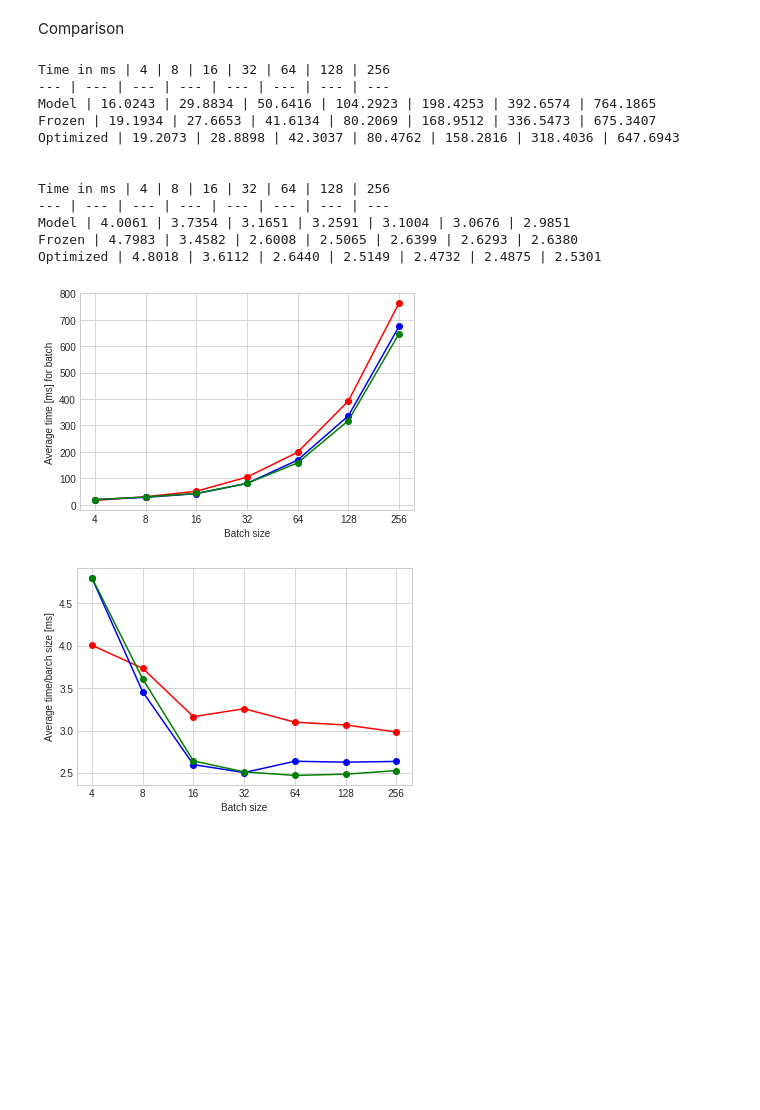
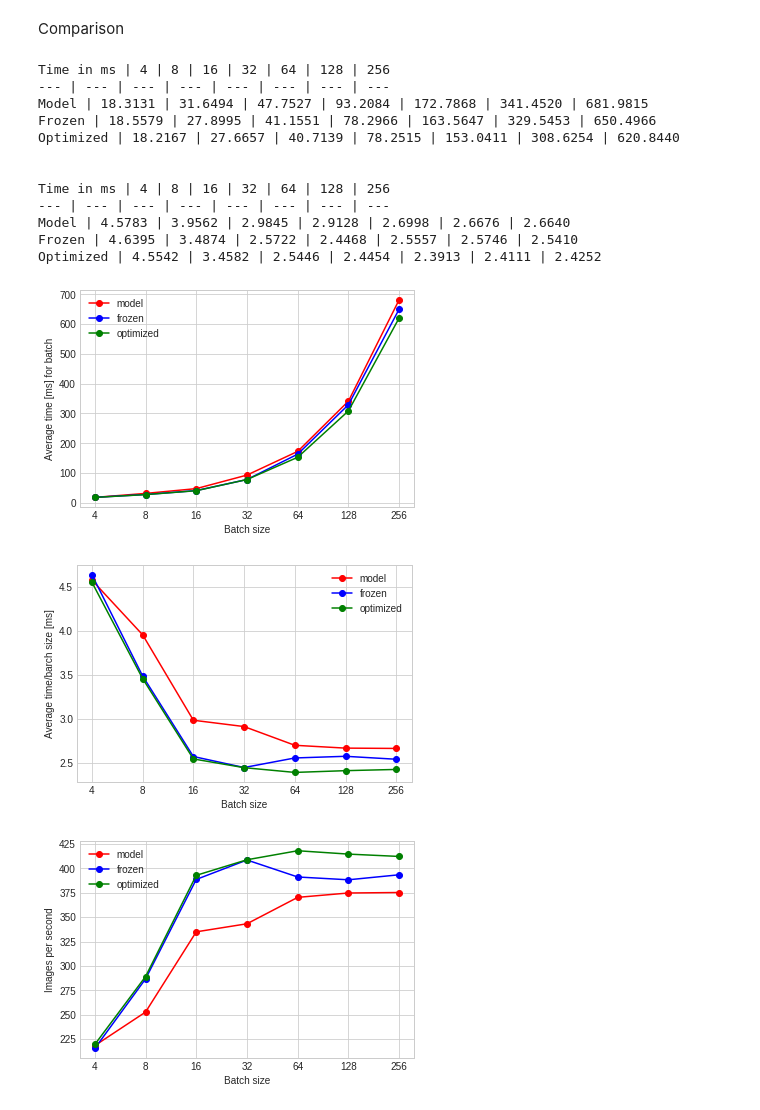
Before and after one commit to joseruiz1989/DeploymentGuide, a Jupyter notebook: 02_VGG16/01_VGG16_load_model_frozen_optimized.ipynb, the cells around one changed output. Cells and saved outputs as stored; diff of their text form; code cells hidden in the pictures; blank space fills up the shorter version.

```diff
--- a/02_VGG16/01_VGG16_load_model_frozen_optimized.ipynb
+++ b/02_VGG16/01_VGG16_load_model_frozen_optimized.ipynb
@@ -179,4 +201,6 @@ print('database ready!!!')
 # %% [output]
 creating database...
 database ready!!!
+# %%
+runs=100
 # %%
@@ -431,48 +418,64 @@ print(" | %.4f | %.4f | %.4f | %.4f | %.4f | %.4f | %.4f" % (times_optimized[0,1
 # %% [markdown]
 Comparison
 # %%
-plt.plot(x5, times_model[:,0], marker='o', color='red')
-plt.plot(x5, times_frozen[:,0], marker='o', color='blue')
-plt.plot(x5, times_optimized[:,0], marker='o', color='green')
+x1=[0, 1, 2, 3, 4, 5, 6]
+
+plt.plot(x1, times_model[:,0], marker='o', color='red', label='model')
+plt.plot(x1, times_frozen[:,0], marker='o', color='blue', label='frozen')
+plt.plot(x1, times_optimized[:,0], marker='o', color='green', label='optimized')
+plt.legend()
 plt.ylabel('Average time [ms] for batch')
 plt.xlabel('Batch size')
 my_xticks = ['4', '8', '16', '32', '64', '128', '256']
-plt.xticks(x5, my_xticks)
+plt.xticks(x1, my_xticks)
+plt.savefig('fig_Average_time_model_frozen_optimized.png')
 
 plt.figure()
-plt.plot(x6, times_model[:,1], marker='o', color='red')
-plt.plot(x6, times_frozen[:,1], marker='o', color='blue')
-plt.plot(x6, times_optimized[:,1], marker='o', color='green')
+plt.plot(x1, times_model[:,1], marker='o', color='red', label='model')
+plt.plot(x1, times_frozen[:,1], marker='o', color='blue', label='frozen')
+plt.plot(x1, times_optimized[:,1], marker='o', color='green', label='optimized')
+plt.legend()
 plt.ylabel('Average time/barch size [ms]')
 plt.xlabel('Batch size')
-plt.xticks(x6, my_xticks)
+plt.xticks(x1, my_xticks)
+plt.savefig('fig_Average_time_per_image_model_frozen_optimized.png')
 
+plt.figure()
+plt.plot(x1, times_model[:,2], marker='o', color='red', label='model')
+plt.plot(x1, times_frozen[:,2], marker='o', color='blue', label='frozen')
+plt.plot(x1, times_optimized[:,2], marker='o', color='green', label='optimized')
+plt.legend()
+plt.ylabel('Images per second')
+plt.xlabel('Batch size')
+plt.xticks(x1, my_xticks)
+plt.savefig('fig_images_per_second_model_frozen_optimized.png')
 
 
 print("Time in ms | 4 | 8 | 16 | 32 | 64 | 128 | 256")
 print("--- | --- | --- | --- | --- | --- | --- | --- ")
 print("Model | %.4f | %.4f | %.4f | %.4f | %.4f | %.4f | %.4f" % (times_model[0,0], times_model[1,0], times_model[2,0], times_model[3,0], times_model[4,0], times_model[5,0], times_model[6,0]))
 print("Frozen | %.4f | %.4f | %.4f | %.4f | %.4f | %.4f | %.4f" % (times_frozen[0,0], times_frozen[1,0], times_frozen[2,0], times_frozen[3,0], times_frozen[4,0], times_frozen[5,0], times_frozen[6,0]))
 print("Optimized | %.4f | %.4f | %.4f | %.4f | %.4f | %.4f | %.4f" % (times_optimized[0,0], times_optimized[1,0], times_optimized[2,0], times_optimized[3,0], times_optimized[4,0], times_optimized[5,0], times_optimized[6,0]))
 print('')
 print('')
 print("Time in ms | 4 | 8 | 16 | 32 | 64 | 128 | 256")
 print("--- | --- | --- | --- | --- | --- | --- | --- ")
 print("Model | %.4f | %.4f | %.4f | %.4f | %.4f | %.4f | %.4f" % (times_model[0,1], times_model[1,1], times_model[2,1], times_model[3,1], times_model[4,1], times_model[5,1], times_model[6,1]))
 print("Frozen | %.4f | %.4f | %.4f | %.4f | %.4f | %.4f | %.4f" % (times_frozen[0,1], times_frozen[1,1], times_frozen[2,1], times_frozen[3,1], times_frozen[4,1], times_frozen[5,1], times_frozen[6,1]))
 print("Optimized | %.4f | %.4f | %.4f | %.4f | %.4f | %.4f | %.4f" % (times_optimized[0,1], times_optimized[1,1], times_optimized[2,1], times_optimized[3,1], times_optimized[4,1], times_optimized[5,1], times_optimized[6,1]))
 # %% [output]
 Time in ms | 4 | 8 | 16 | 32 | 64 | 128 | 256
 --- | --- | --- | --- | --- | --- | --- | ---
-Model | 16.0243 | 29.8834 | 50.6416 | 104.2923 | 198.4253 | 392.6574 | 764.1865
-Frozen | 19.1934 | 27.6653 | 41.6134 | 80.2069 | 168.9512 | 336.5473 | 675.3407
-Optimized | 19.2073 | 28.8898 | 42.3037 | 80.4762 | 158.2816 | 318.4036 | 647.6943
+Model | 18.3131 | 31.6494 | 47.7527 | 93.2084 | 172.7868 | 341.4520 | 681.9815
+Frozen | 18.5579 | 27.8995 | 41.1551 | 78.2966 | 163.5647 | 329.5453 | 650.4966
+Optimized | 18.2167 | 27.6657 | 40.7139 | 78.2515 | 153.0411 | 308.6254 | 620.8440
 
 
 Time in ms | 4 | 8 | 16 | 32 | 64 | 128 | 256
 --- | --- | --- | --- | --- | --- | --- | ---
-Model | 4.0061 | 3.7354 | 3.1651 | 3.2591 | 3.1004 | 3.0676 | 2.9851
-Frozen | 4.7983 | 3.4582 | 2.6008 | 2.5065 | 2.6399 | 2.6293 | 2.6380
-Optimized | 4.8018 | 3.6112 | 2.6440 | 2.5149 | 2.4732 | 2.4875 | 2.5301
+Model | 4.5783 | 3.9562 | 2.9845 | 2.9128 | 2.6998 | 2.6676 | 2.6640
+Frozen | 4.6395 | 3.4874 | 2.5722 | 2.4468 | 2.5557 | 2.5746 | 2.5410
+Optimized | 4.5542 | 3.4582 | 2.5446 | 2.4454 | 2.3913 | 2.4111 | 2.4252
-[figure, old version]
+[figure, new version]
-[figure, old version]
+[figure, new version]
+[figure, added]
```
Also changed, not shown: parts of 11 cells of this notebook, 4 other files.
